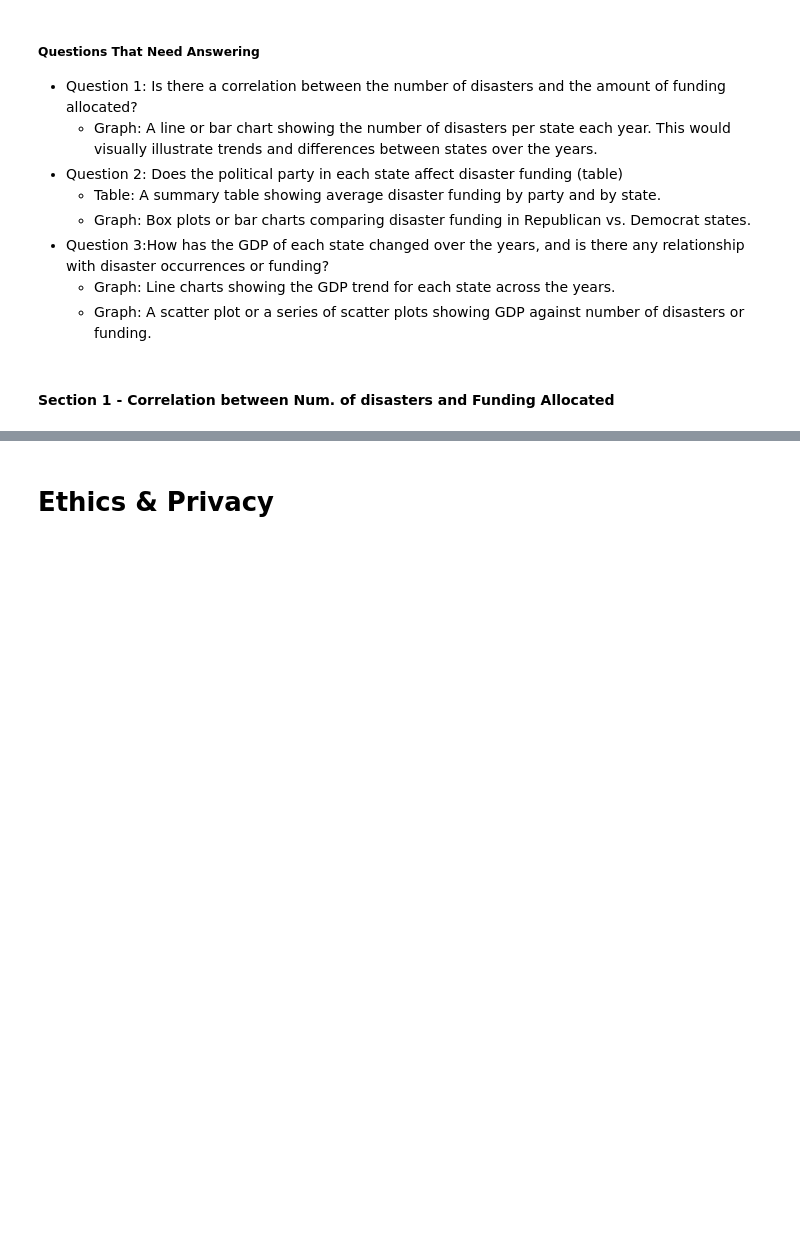
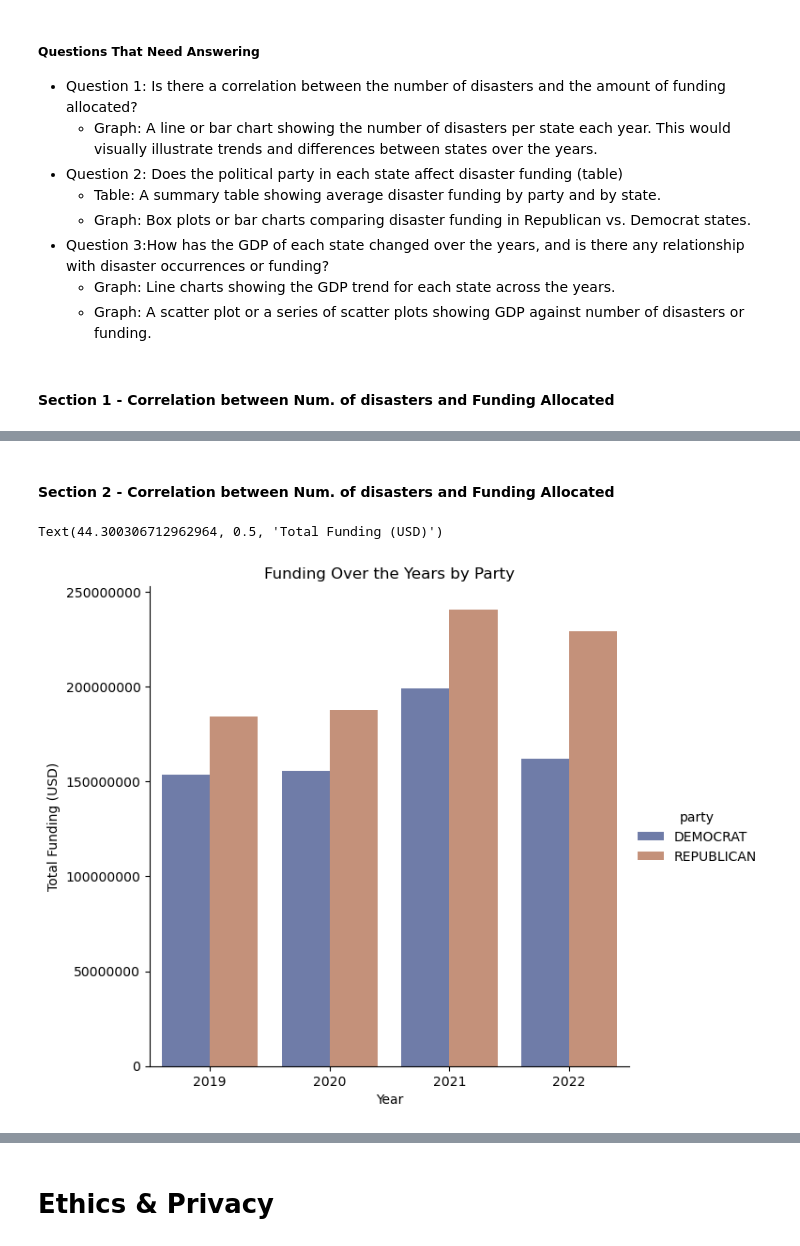
Before and after one commit to COGS108/Group054_WI24, a Jupyter notebook: EDACheckpoint_Group054_WI24.ipynb, the cells around one changed output, grey strips where cells are left out. Drawn from its saved outputs; the diff is of its cells as text; code cells hidden in the pictures; blank space fills up the shorter version.

```diff
--- a/EDACheckpoint_Group054_WI24.ipynb
+++ b/EDACheckpoint_Group054_WI24.ipynb
@@ -361,0 +430,24 @@ master_df
+# %% [markdown]
+#### Section 2 - Correlation between Num. of disasters and Funding Allocated
+# %%
+df_grouped = master_df.groupby(by=['year', 'party', ])['funding'].sum().reset_index()
+
+bar_plot= sns.catplot(
+    data=df_grouped,
+    kind="bar",
+    x="year",
+    y = "funding",
+    hue="party",
+    hue_order = ["DEMOCRAT", "REPUBLICAN"], #hue order to specify the way you want vars to show
+    palette="dark",
+    alpha=.6,
+    height=6
+)
+
+plt.ticklabel_format(style='plain', axis='y')
+plt.title('Funding Over the Years by Party')
+plt.xlabel('Year')
+plt.ylabel('Total Funding (USD)')
+# %% [output]
+Text(44.300306712962964, 0.5, 'Total Funding (USD)')
+[figure, added]
```
Also changed, not shown: parts of 10 cells of this notebook.
